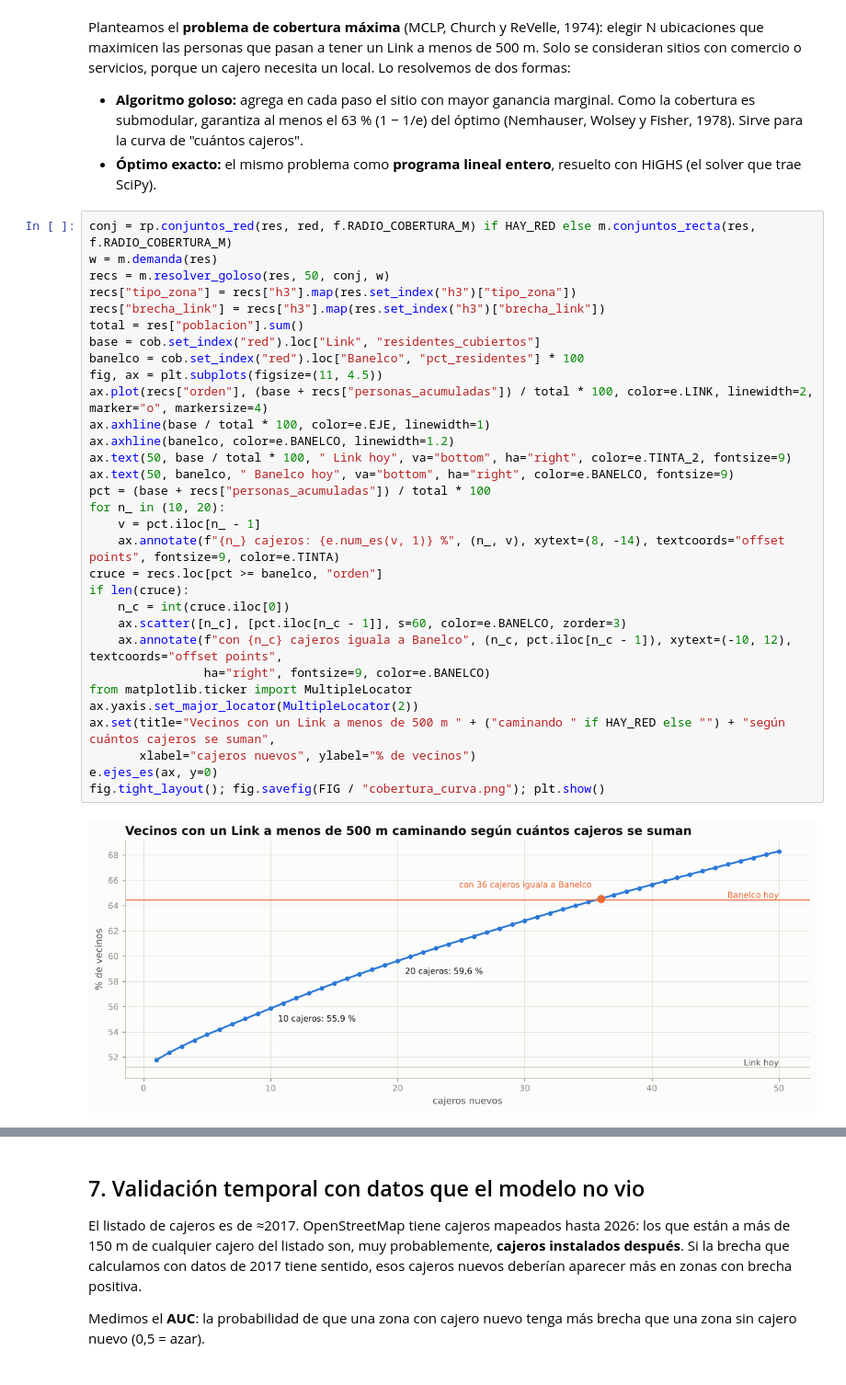
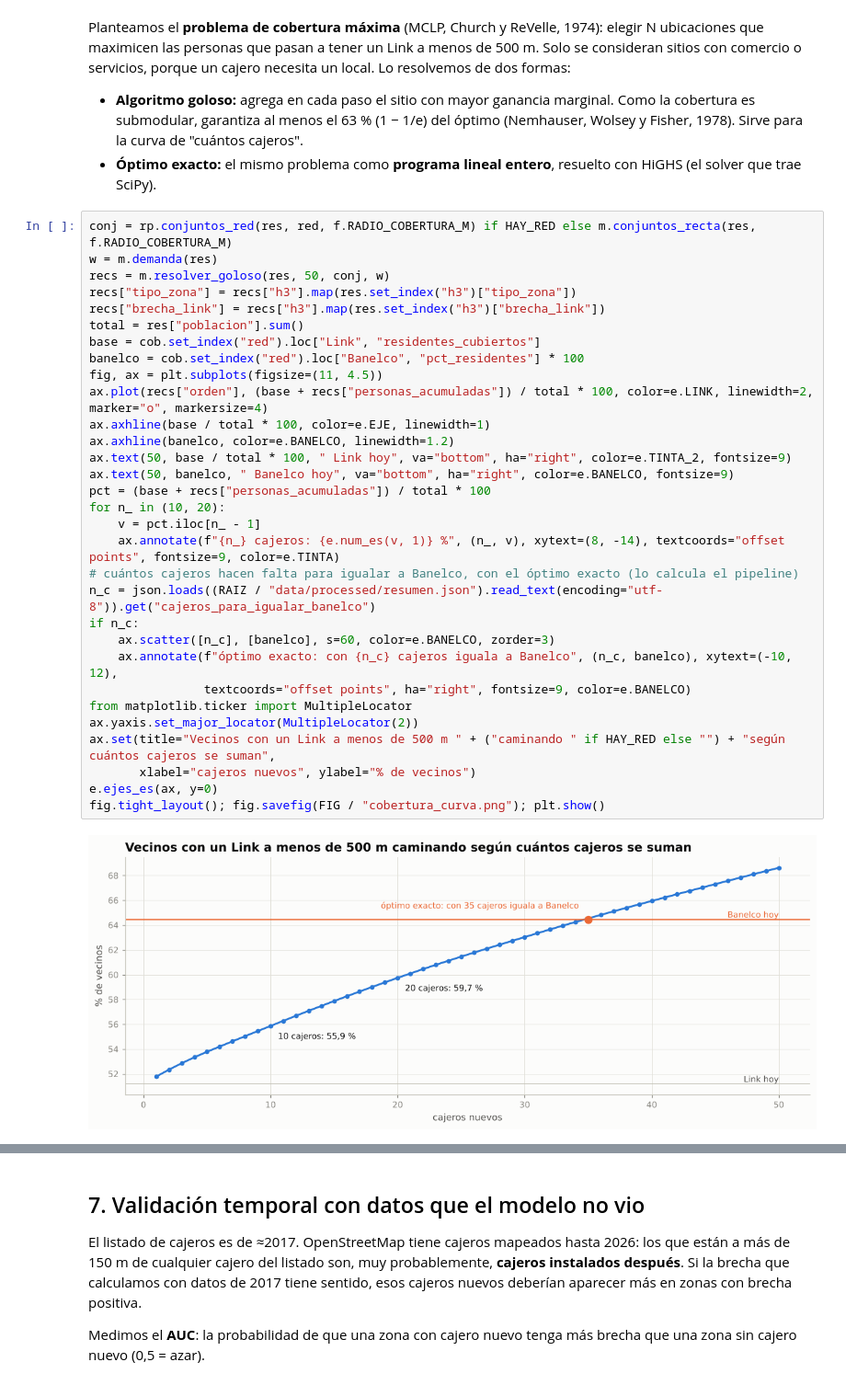
Before and after one commit to ValentinoDiaz0509/CienciaDeDatos, a Jupyter notebook: notebooks/02_modelos.ipynb, the cells around one changed output, grey strips where cells are left out. Shown at 92% size. Cells and saved outputs as stored; diff of their text form.

```diff
--- a/notebooks/02_modelos.ipynb
+++ b/notebooks/02_modelos.ipynb
@@ -356,36 +369,36 @@ necesita un local. Lo resolvemos de dos formas:
 # %%
 conj = rp.conjuntos_red(res, red, f.RADIO_COBERTURA_M) if HAY_RED else m.conjuntos_recta(res, f.RADIO_COBERTURA_M)
 w = m.demanda(res)
 recs = m.resolver_goloso(res, 50, conj, w)
 recs["tipo_zona"] = recs["h3"].map(res.set_index("h3")["tipo_zona"])
 recs["brecha_link"] = recs["h3"].map(res.set_index("h3")["brecha_link"])
 total = res["poblacion"].sum()
 base = cob.set_index("red").loc["Link", "residentes_cubiertos"]
 banelco = cob.set_index("red").loc["Banelco", "pct_residentes"] * 100
 fig, ax = plt.subplots(figsize=(11, 4.5))
 ax.plot(recs["orden"], (base + recs["personas_acumuladas"]) / total * 100, color=e.LINK, linewidth=2, marker="o", markersize=4)
 ax.axhline(base / total * 100, color=e.EJE, linewidth=1)
 ax.axhline(banelco, color=e.BANELCO, linewidth=1.2)
 ax.text(50, base / total * 100, " Link hoy", va="bottom", ha="right", color=e.TINTA_2, fontsize=9)
 ax.text(50, banelco, " Banelco hoy", va="bottom", ha="right", color=e.BANELCO, fontsize=9)
 pct = (base + recs["personas_acumuladas"]) / total * 100
 for n_ in (10, 20):
     v = pct.iloc[n_ - 1]
     ax.annotate(f"{n_} cajeros: {e.num_es(v, 1)} %", (n_, v), xytext=(8, -14), textcoords="offset points", fontsize=9, color=e.TINTA)
-cruce = recs.loc[pct >= banelco, "orden"]
-if len(cruce):
-    n_c = int(cruce.iloc[0])
-    ax.scatter([n_c], [pct.iloc[n_c - 1]], s=60, color=e.BANELCO, zorder=3)
-    ax.annotate(f"con {n_c} cajeros iguala a Banelco", (n_c, pct.iloc[n_c - 1]), xytext=(-10, 12), textcoords="offset points",
-                ha="right", fontsize=9, color=e.BANELCO)
+# cuántos cajeros hacen falta para igualar a Banelco, con el óptimo exacto (lo calcula el pipeline)
+n_c = json.loads((RAIZ / "data/processed/resumen.json").read_text(encoding="utf-8")).get("cajeros_para_igualar_banelco")
+if n_c:
+    ax.scatter([n_c], [banelco], s=60, color=e.BANELCO, zorder=3)
+    ax.annotate(f"óptimo exacto: con {n_c} cajeros iguala a Banelco", (n_c, banelco), xytext=(-10, 12),
+                textcoords="offset points", ha="right", fontsize=9, color=e.BANELCO)
 from matplotlib.ticker import MultipleLocator
 ax.yaxis.set_major_locator(MultipleLocator(2))
 ax.set(title="Vecinos con un Link a menos de 500 m " + ("caminando " if HAY_RED else "") + "según cuántos cajeros se suman",
        xlabel="cajeros nuevos", ylabel="% de vecinos")
 e.ejes_es(ax, y=0)
 fig.tight_layout(); fig.savefig(FIG / "cobertura_curva.png"); plt.show()
 # %% [output]
-[figure, old version]
+[figure, new version]
 # %%
 comp = m.comparar_goloso_exacto(res, conj, w)
 comp[["cajeros", "goloso", "exacto", "diferencia_pct", "sitios_en_comun", "seg_exacto"]].round(2)
```
Also changed, not shown: parts of 9 cells of this notebook, 28 other files.
